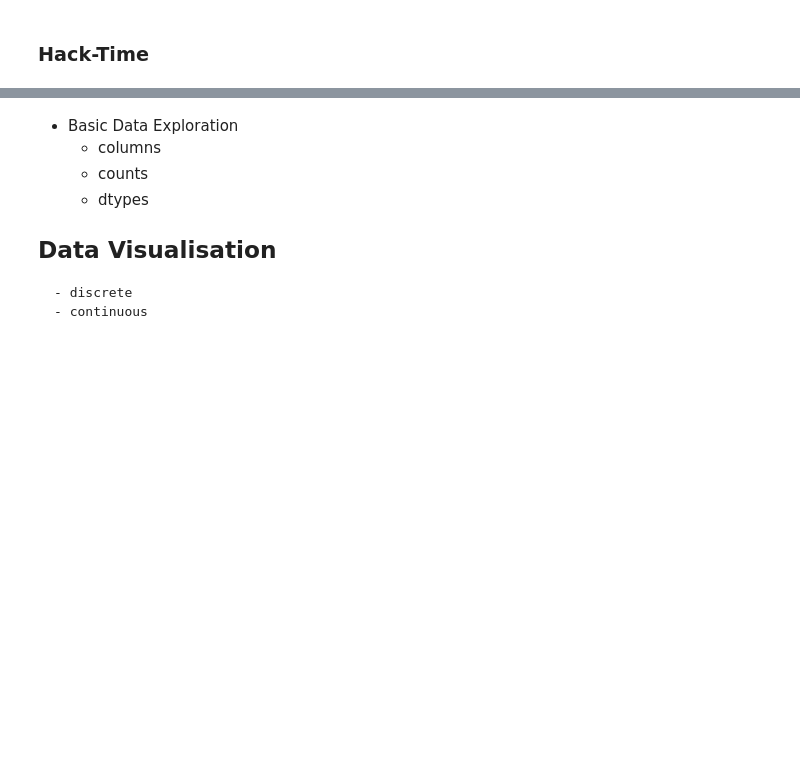
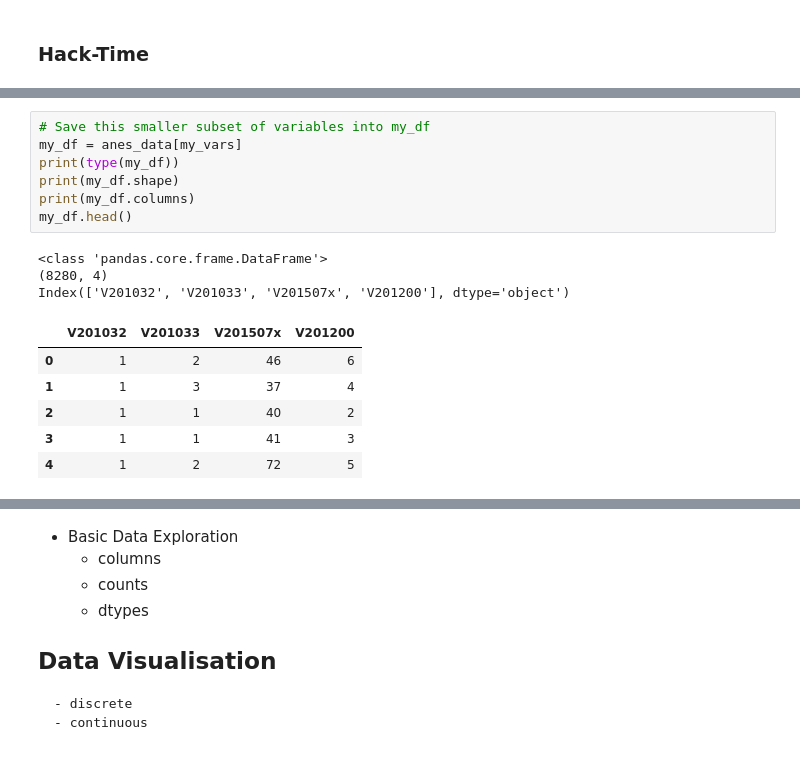
Before and after one commit to mickaeltemporao/itds, a Jupyter notebook: materials/04-data-exploration-basics.ipynb, the cells around one changed output, grey strips where cells are left out. Saved outputs shown, nothing was run; the diff lists cells and outputs as text; blank space fills up the shorter version.

```diff
--- a/materials/04-data-exploration-basics.ipynb
+++ b/materials/04-data-exploration-basics.ipynb
@@ -87,0 +157,17 @@ type(vote_int)
+# %%
+# Save this smaller subset of variables into my_df
+my_df = anes_data[my_vars]
+print(type(my_df))
+print(my_df.shape)
+print(my_df.columns)
+my_df.head()
+# %% [output]
+<class 'pandas.core.frame.DataFrame'>
+(8280, 4)
+Index(['V201032', 'V201033', 'V201507x', 'V201200'], dtype='object')
+|  | V201032 | V201033 | V201507x | V201200 |
+| 0 | 1 | 2 | 46 | 6 |
+| 1 | 1 | 3 | 37 | 4 |
+| 2 | 1 | 1 | 40 | 2 |
+| 3 | 1 | 1 | 41 | 3 |
+| 4 | 1 | 2 | 72 | 5 |
```
Also changed, not shown: parts of 29 cells of this notebook.
